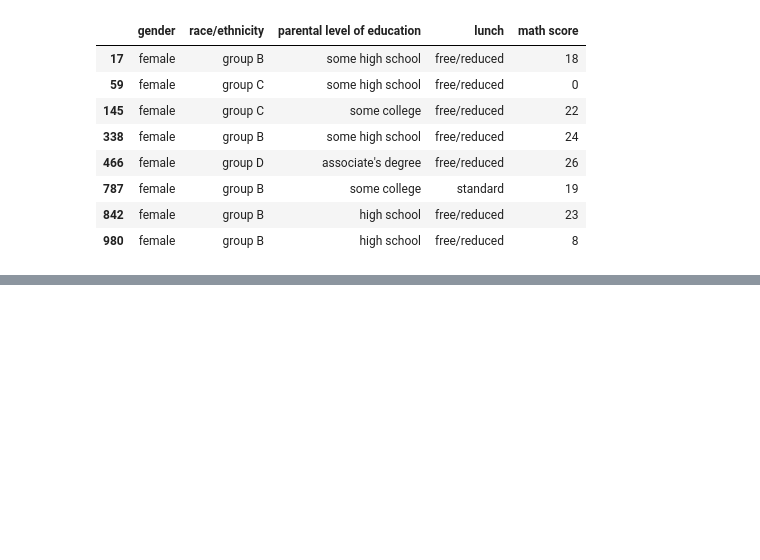
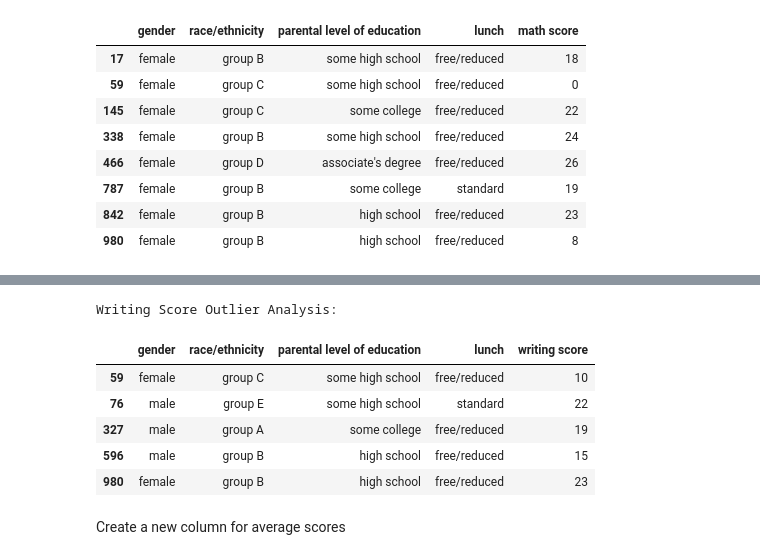
Before and after one commit to Rezashatery/Student-Performance-Analysis, a Jupyter notebook: Student-Performance-Analysis.ipynb, the cells around one changed output, grey strips where cells are left out. Cells and saved outputs as stored; diff of their text form; code cells hidden in the pictures; blank space fills up the shorter version.

```diff
--- a/Student-Performance-Analysis.ipynb
+++ b/Student-Performance-Analysis.ipynb
@@ -187,0 +200,13 @@ Math Score Outlier Analysis:
+# %%
+print("\nWriting Score Outlier Analysis:")
+writing_outlier_analysis
+# %% [output]
+Writing Score Outlier Analysis:
+|  | gender | race/ethnicity | parental level of education | lunch | writing score |
+| 59 | female | group C | some high school | free/reduced | 10 |
+| 76 | male | group E | some high school | standard | 22 |
+| 327 | male | group A | some college | free/reduced | 19 |
+| 596 | male | group B | high school | free/reduced | 15 |
+| 980 | female | group B | high school | free/reduced | 23 |
+# %% [markdown]
+Create a new column for average scores
```
Also changed, not shown: parts of 2 cells of this notebook.
